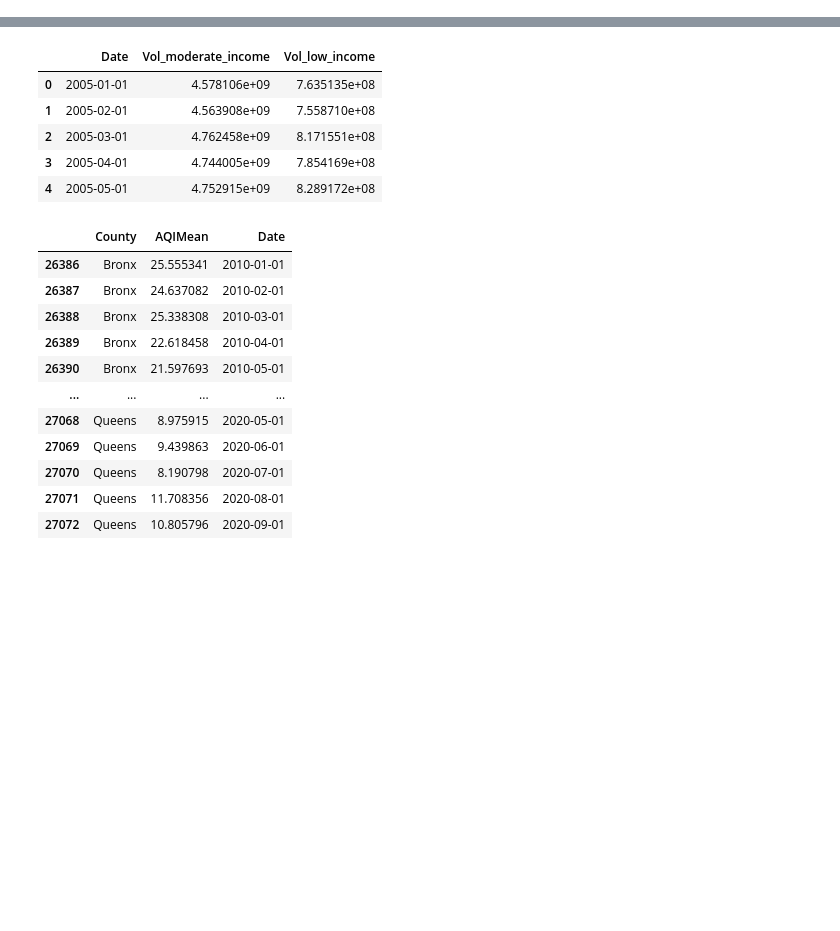
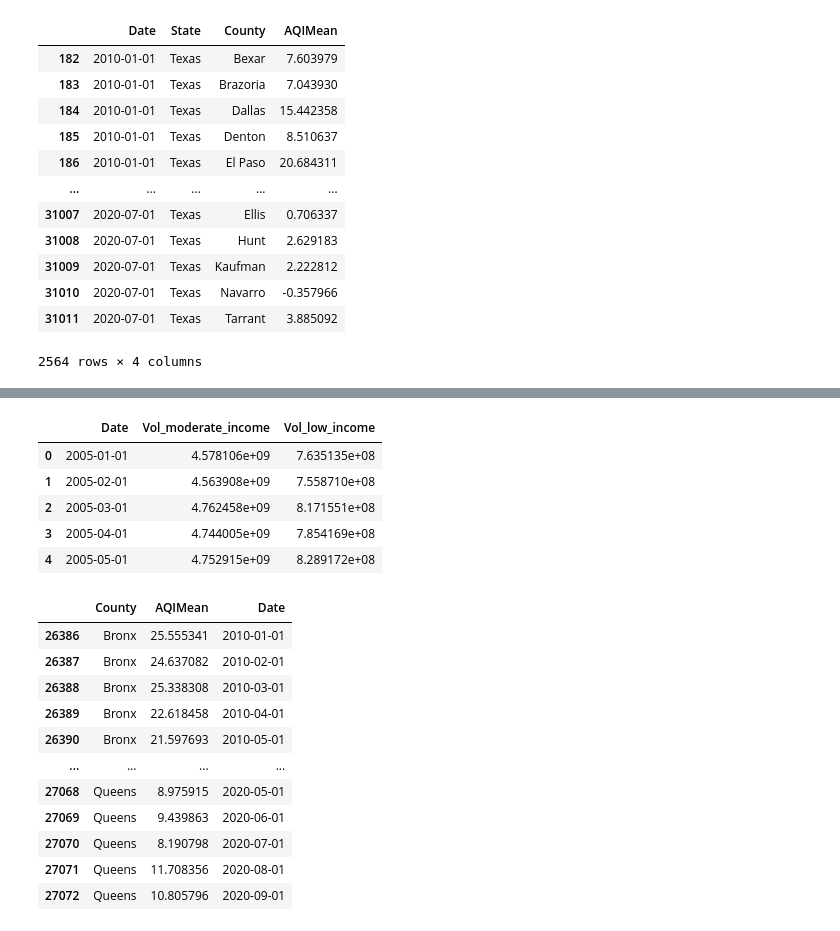
Before and after one commit to EugeniaDickson/zillow_rent_index, a Jupyter notebook: casey/pipeline-execution-test.ipynb, the cells around one changed output, grey strips where cells are left out. Cells and saved outputs as stored; diff of their text form; code cells hidden in the pictures; blank space fills up the shorter version.

```diff
--- a/casey/pipeline-execution-test.ipynb
+++ b/casey/pipeline-execution-test.ipynb
@@ -6,0 +47,16 @@ import matplotlib.pyplot as plt
+# %%
+x = pd.concat((airqual_data,nyc_aq)).groupby(['Date','State','County']).mean().reset_index()
+# %% [output]
+|  | Date | State | County | AQIMean |
+| 182 | 2010-01-01 | Texas | Bexar | 7.603979 |
+| 183 | 2010-01-01 | Texas | Brazoria | 7.043930 |
+| 184 | 2010-01-01 | Texas | Dallas | 15.442358 |
+| 185 | 2010-01-01 | Texas | Denton | 8.510637 |
+| 186 | 2010-01-01 | Texas | El Paso | 20.684311 |
+| ... | ... | ... | ... | ... |
+| 31007 | 2020-07-01 | Texas | Ellis | 0.706337 |
+| 31008 | 2020-07-01 | Texas | Hunt | 2.629183 |
+| 31009 | 2020-07-01 | Texas | Kaufman | 2.222812 |
+| 31010 | 2020-07-01 | Texas | Navarro | -0.357966 |
+| 31011 | 2020-07-01 | Texas | Tarrant | 3.885092 |
+2564 rows × 4 columns
```
Also changed, not shown: parts of 7 cells of this notebook, 1 other file.
